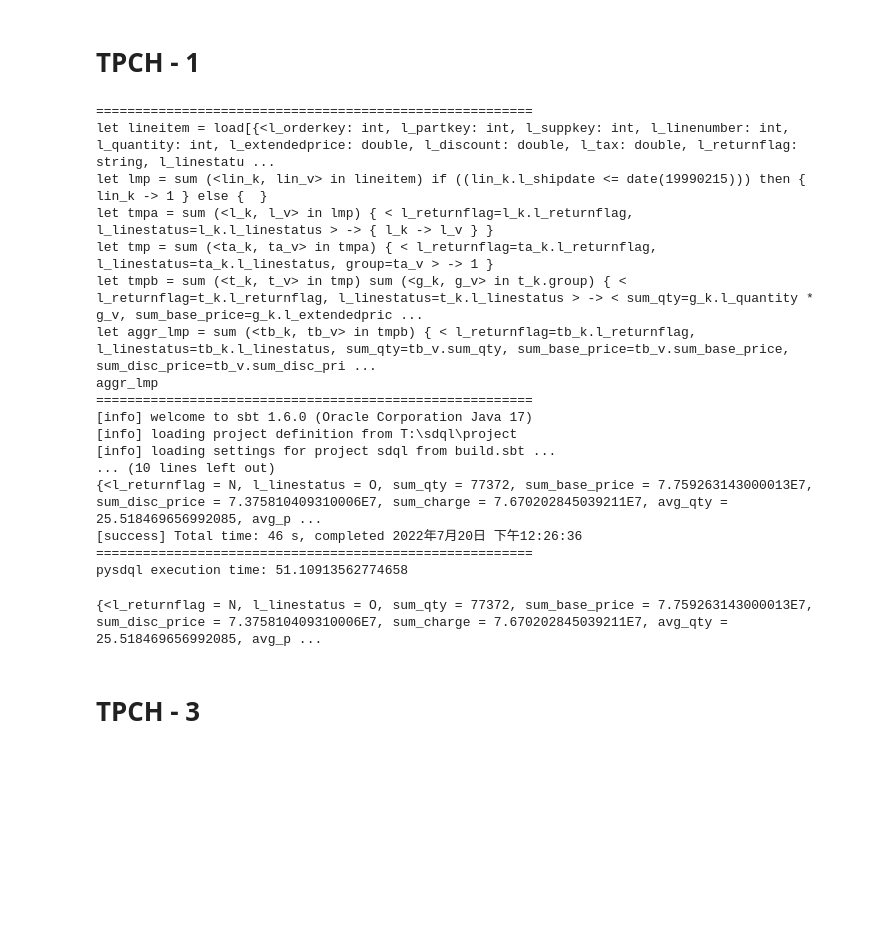
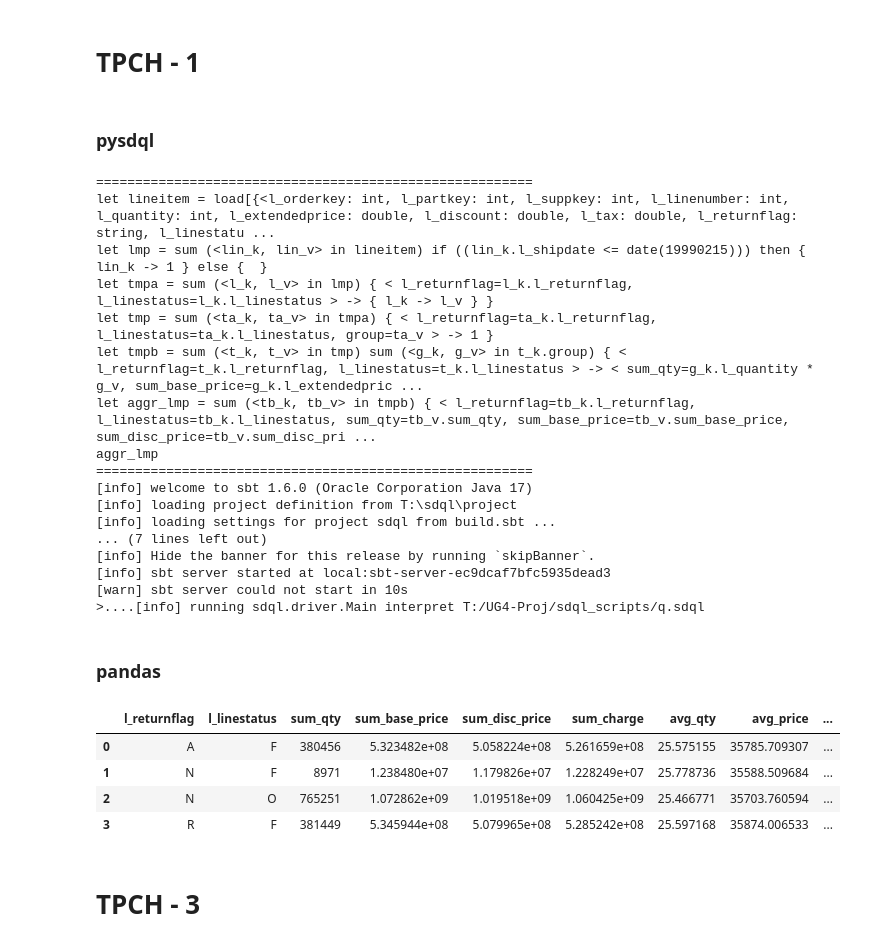
Before and after one commit to Unka-Malloc/pandas-sdql.py, a Jupyter notebook: tpch-query.ipynb, the cells around one changed output. Drawn from its saved outputs; the diff is of its cells as text; code cells hidden in the pictures; blank space fills up the shorter version.

```diff
--- a/tpch-query.ipynb
+++ b/tpch-query.ipynb
@@ -1,16 +1,18 @@
 # %% [markdown]
 # TPCH - 1
+# %% [markdown]
+### pysdql
 # %%
 from datetime import datetime, timedelta
 import pysdql
 
+d1 = datetime.strptime('1998-12-01', "%Y-%m-%d")
+d3 = d1 + timedelta(days=76)
+var1 = d3.strftime("%Y-%m-%d")
+
 db_driver = pysdql.db_driver(db_path=r'T:/sdql')
 
 lineitem = pysdql.read_tbl(path=r'T:/UG4-Proj/datasets/lineitem.tbl', header=pysdql.LINEITEM_COLS)
-
-d1 = datetime.strptime('1998-12-01', "%Y-%m-%d")
-d3 = d1 + timedelta(days=76)
-var1 = d3.strftime("%Y-%m-%d")
 
 r = lineitem[(lineitem['l_shipdate'] <= var1)]
 r = r.groupby(['l_returnflag', 'l_linestatus'])
@@ -37,12 +39,45 @@ aggr_lmp
 [info] welcome to sbt 1.6.0 (Oracle Corporation Java 17)
 [info] loading project definition from T:\sdql\project
 [info] loading settings for project sdql from build.sbt ...
-... (10 lines left out)
-{<l_returnflag = N, l_linestatus = O, sum_qty = 77372, sum_base_price = 7.759263143000013E7, sum_disc_price = 7.375810409310006E7, sum_charge = 7.670202845039211E7, avg_qty = 25.518469656992085, avg_p ...
-[success] Total time: 46 s, completed 2022年7月20日 下午12:26:36
-========================================================
-pysdql execution time: 51.10913562774658
+... (7 lines left out)
+[info] Hide the banner for this release by running `skipBanner`.
+[info] sbt server started at local:sbt-server-ec9dcaf7bfc5935dead3
+[warn] sbt server could not start in 10s
+>....[info] running sdql.driver.Main interpret T:/UG4-Proj/sdql_scripts/q.sdql
-{<l_returnflag = N, l_linestatus = O, sum_qty = 77372, sum_base_price = 7.759263143000013E7, sum_disc_price = 7.375810409310006E7, sum_charge = 7.670202845039211E7, avg_qty = 25.518469656992085, avg_p ...
+# %% [markdown]
+### pandas
+# %%
+import pandas
+import pysdql
+from datetime import datetime, timedelta
+
+d1 = datetime.strptime('1998-12-01', "%Y-%m-%d")
+d3 = d1 + timedelta(days=76)
+var1 = d3.strftime("%Y-%m-%d")
+
+path = r'T:\UG4-Proj\datasets'
+lineitem = pandas.read_table(rf'{path}\lineitem.tbl', sep='|', index_col=False, header=None, names=pysdql.LINEITEM_COLS)
+
+r = lineitem[lineitem['l_shipdate'] <= var1]
+
+r['disc_price'] = r['l_extendedprice'] * (1 - r['l_discount'])
+r['charge'] = r['l_extendedprice'] * (1 - r['l_discount']) * (1 + r['l_tax'])
+
+r.groupby(['l_returnflag', 'l_linestatus'], as_index=False).agg(sum_qty=('l_quantity', 'sum'),
+                                                                 sum_base_price=('l_extendedprice', 'sum'),
+                                                                 sum_disc_price=('disc_price', 'sum'),
+                                                                 sum_charge=('charge', 'sum'),
+                                                                 avg_qty=('l_quantity', 'mean'),
+                                                                 avg_price=('l_extendedprice', 'mean'),
+                                                                 avg_disc=('l_discount', 'mean'),
+                                                                 count_order=('l_returnflag', 'count')
+                                                                 )
+# %% [output]
+|  | l_returnflag | l_linestatus | sum_qty | sum_base_price | sum_disc_price | sum_charge | avg_qty | avg_price | ... |
+| 0 | A | F | 380456 | 5.323482e+08 | 5.058224e+08 | 5.261659e+08 | 25.575155 | 35785.709307 | ... |
+| 1 | N | F | 8971 | 1.238480e+07 | 1.179826e+07 | 1.228249e+07 | 25.778736 | 35588.509684 | ... |
+| 2 | N | O | 765251 | 1.072862e+09 | 1.019518e+09 | 1.060425e+09 | 25.466771 | 35703.760594 | ... |
+| 3 | R | F | 381449 | 5.345944e+08 | 5.079965e+08 | 5.285242e+08 | 25.597168 | 35874.006533 | ... |
 # %% [markdown]
 # TPCH - 3
 # %%
```
Also changed, not shown: 11 other files.
